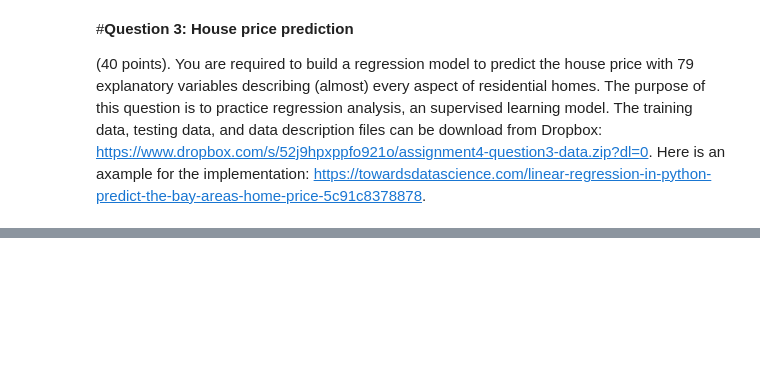
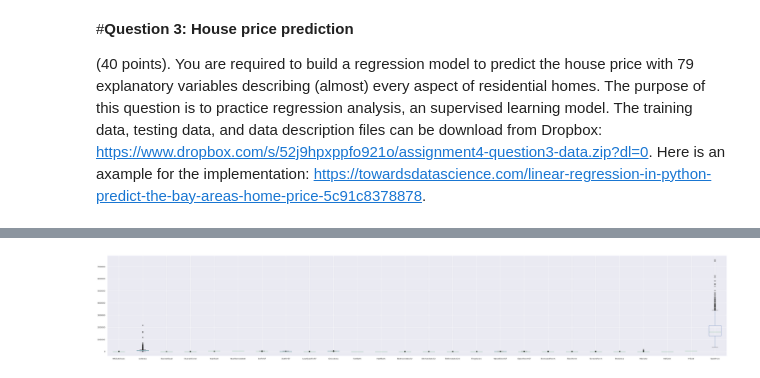
Before and after one commit to rajitakolla/computational_methods, a Jupyter notebook: Assignment04.ipynb, the cells around one changed output, grey strips where cells are left out. Saved outputs shown, nothing was run; the diff lists cells and outputs as text; code cells hidden in the pictures; blank space fills up the shorter version.

```diff
--- a/Assignment04.ipynb
+++ b/Assignment04.ipynb
@@ -584,0 +692,6 @@ visualizer(classification_report(y_test,y_op_multinomialNB,output_dict=True))
+# %%
+def intersection(lst1, lst2):
+    lst3 = [value for value in lst1 if value in lst2]
+    return lst3
+# %%
+required_columns = intersection(train_data.columns.tolist(),test_data.columns.tolist())
@@ -584,0 +718,4 @@ visualizer(classification_report(y_test,y_op_multinomialNB,output_dict=True))
+# %%
+required_columns.append("SalePrice")
+# %%
+train_data = train_data[required_columns]
@@ -584,0 +738,7 @@ visualizer(classification_report(y_test,y_op_multinomialNB,output_dict=True))
+# %%
+#
+
+train_data.plot(kind = 'box',figsize= (60,10),sharex = False)
+plt.show(block=False)
+# %% [output]
+[figure, added]
```
Also changed, not shown: parts of 42 cells of this notebook.
